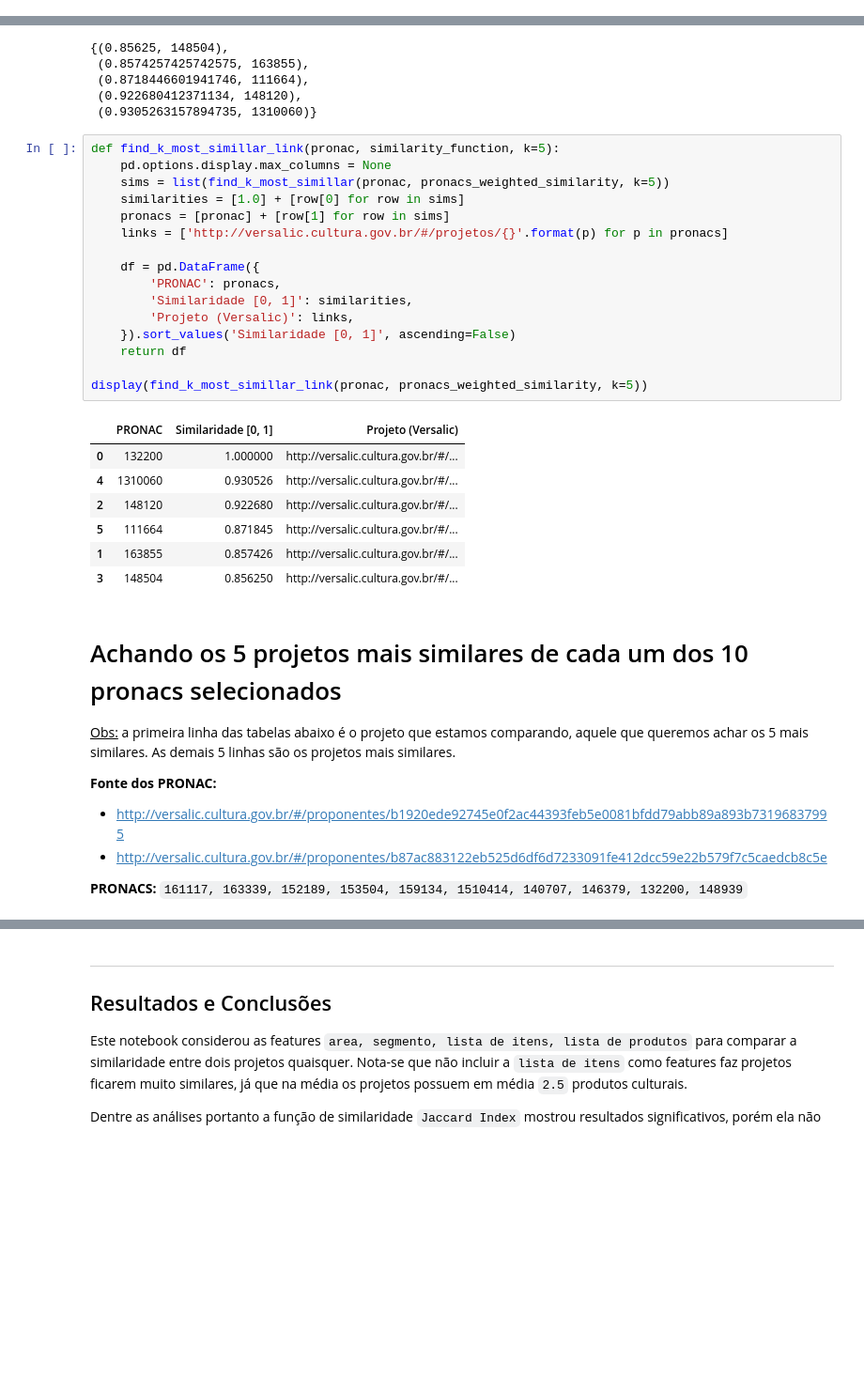
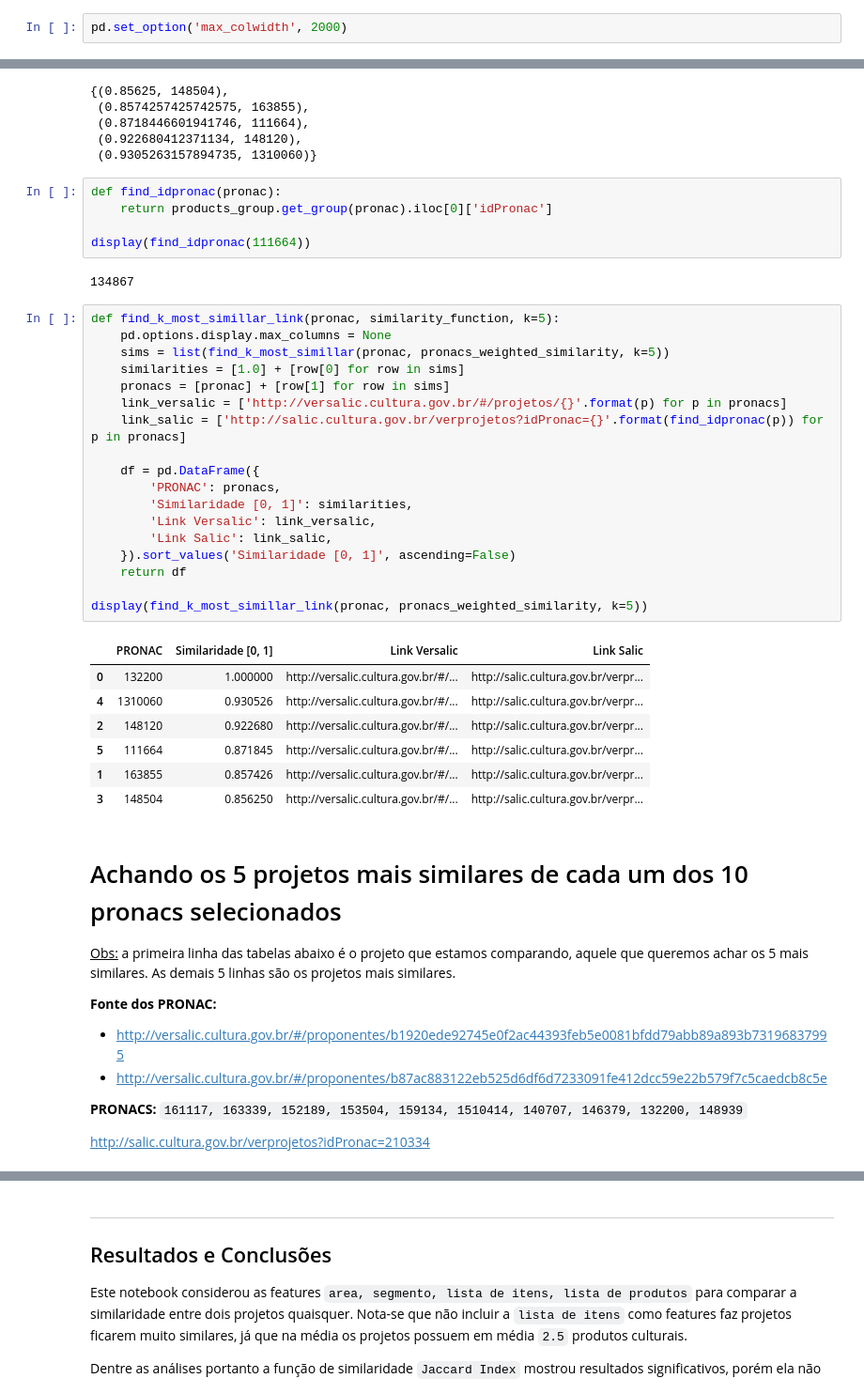
Before and after one commit to lappis-unb/salic-ml, a Jupyter notebook: notebooks/doing/projects_similarity_feature_engineering.ipynb, the cells around one changed output, grey strips where cells are left out. Shown at 94% size. Cells and saved outputs as stored; diff of their text form; blank space fills up the shorter version.

Commit message:
Adding Salic link

```diff
--- a/notebooks/doing/projects_similarity_feature_engineering.ipynb
+++ b/notebooks/doing/projects_similarity_feature_engineering.ipynb
@@ -56,6 +56,8 @@ import matplotlib.pyplot as plt
 from core.utils.read_csv import read_csv
 # %% [output]
 Populating the interactive namespace from numpy and matplotlib
+# %%
+pd.set_option('max_colwidth', 2000)
 # %% [markdown]
 #### Carregando e mostrando dataset a ser utilizado ao longo do estudo
 # %%
@@ -503,30 +505,39 @@ display(find_k_most_simillar(pronac, pronacs_weighted_similarity, k=5))
  (0.8718446601941746, 111664),
  (0.922680412371134, 148120),
  (0.9305263157894735, 1310060)}
+# %%
+def find_idpronac(pronac):
+    return products_group.get_group(pronac).iloc[0]['idPronac']
+
+display(find_idpronac(111664))
+# %% [output]
+134867
 # %%
 def find_k_most_simillar_link(pronac, similarity_function, k=5):
     pd.options.display.max_columns = None
     sims = list(find_k_most_simillar(pronac, pronacs_weighted_similarity, k=5))
     similarities = [1.0] + [row[0] for row in sims]
     pronacs = [pronac] + [row[1] for row in sims]
-    links = ['http://versalic.cultura.gov.br/#/projetos/{}'.format(p) for p in pronacs]
+    link_versalic = ['http://versalic.cultura.gov.br/#/projetos/{}'.format(p) for p in pronacs]
+    link_salic = ['http://salic.cultura.gov.br/verprojetos?idPronac={}'.format(find_idpronac(p)) for p in pronacs]
 
     df = pd.DataFrame({
         'PRONAC': pronacs,
         'Similaridade [0, 1]': similarities,
-        'Projeto (Versalic)': links,
+        'Link Versalic': link_versalic,
+        'Link Salic': link_salic,
     }).sort_values('Similaridade [0, 1]', ascending=False)
     return df
 
 display(find_k_most_simillar_link(pronac, pronacs_weighted_similarity, k=5))
 # %% [output]
-|  | PRONAC | Similaridade [0, 1] | Projeto (Versalic) |
-| 0 | 132200 | 1.000000 | http://versalic.cultura.gov.br/#/... |
-| 4 | 1310060 | 0.930526 | http://versalic.cultura.gov.br/#/... |
-| 2 | 148120 | 0.922680 | http://versalic.cultura.gov.br/#/... |
-| 5 | 111664 | 0.871845 | http://versalic.cultura.gov.br/#/... |
-| 1 | 163855 | 0.857426 | http://versalic.cultura.gov.br/#/... |
-| 3 | 148504 | 0.856250 | http://versalic.cultura.gov.br/#/... |
+|  | PRONAC | Similaridade [0, 1] | Link Versalic | Link Salic |
+| 0 | 132200 | 1.000000 | http://versalic.cultura.gov.br/#/... | http://salic.cultura.gov.br/verpr... |
+| 4 | 1310060 | 0.930526 | http://versalic.cultura.gov.br/#/... | http://salic.cultura.gov.br/verpr... |
+| 2 | 148120 | 0.922680 | http://versalic.cultura.gov.br/#/... | http://salic.cultura.gov.br/verpr... |
+| 5 | 111664 | 0.871845 | http://versalic.cultura.gov.br/#/... | http://salic.cultura.gov.br/verpr... |
+| 1 | 163855 | 0.857426 | http://versalic.cultura.gov.br/#/... | http://salic.cultura.gov.br/verpr... |
+| 3 | 148504 | 0.856250 | http://versalic.cultura.gov.br/#/... | http://salic.cultura.gov.br/verpr... |
 # %% [markdown]
 # Achando os 5 projetos mais similares de cada um dos 10 pronacs selecionados
 
@@ -538,6 +549,8 @@ display(find_k_most_simillar_link(pronac, pronacs_weighted_similarity, k=5))
 - http://versalic.cultura.gov.br/#/proponentes/b87ac883122eb525d6df6d7233091fe412dcc59e22b579f7c5caedcb8c5e
 
 **PRONACS:** `161117, 163339, 152189, 153504, 159134, 1510414, 140707, 146379, 132200, 148939`
+
+http://salic.cultura.gov.br/verprojetos?idPronac=210334
 # %%
 selected_pronacs = [161117, 163339, 152189, 153504, 159134, 1510414, 140707, 146379, 132200, 148939]
 for pronac in selected_pronacs:
```
Also changed, not shown: parts of 3 cells of this notebook.
